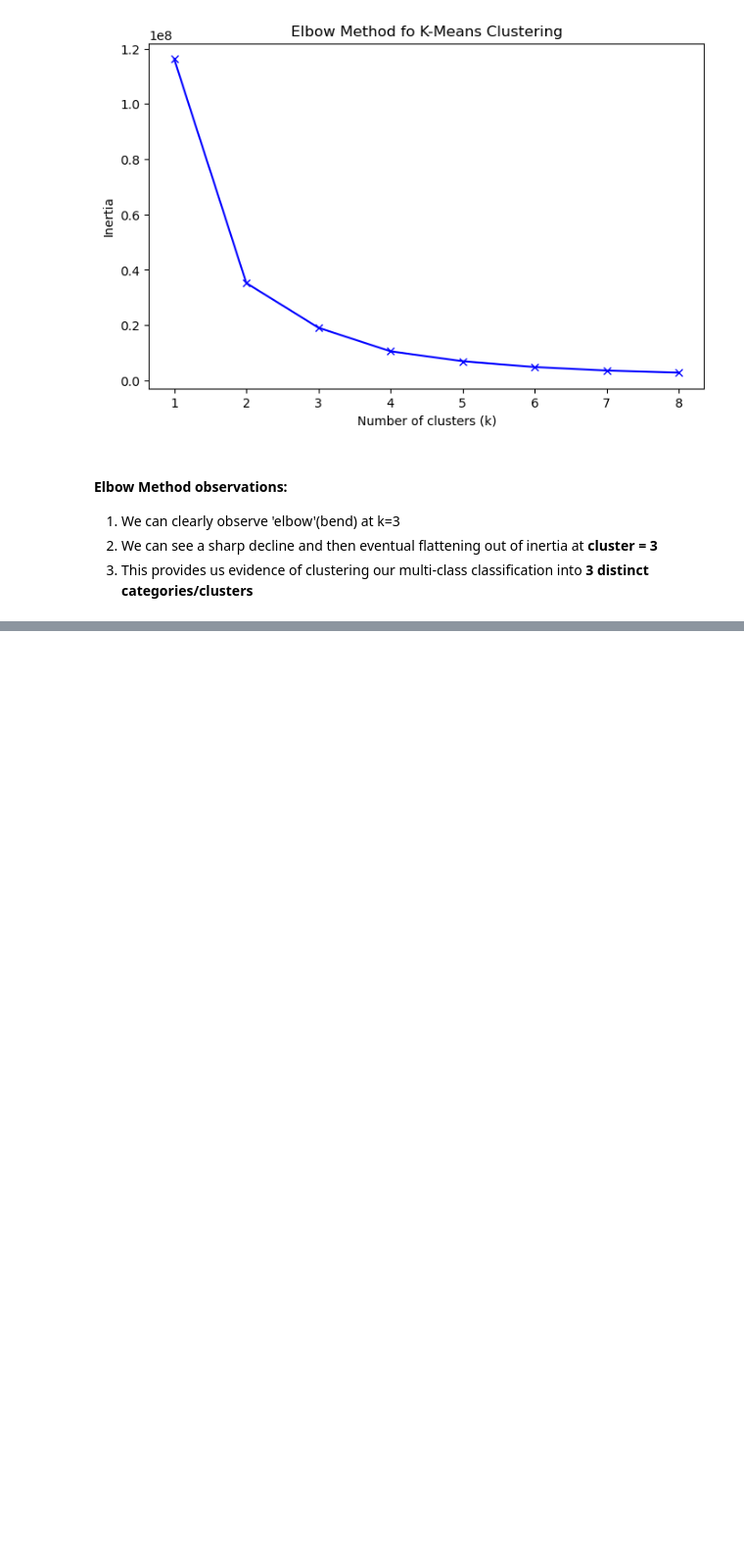
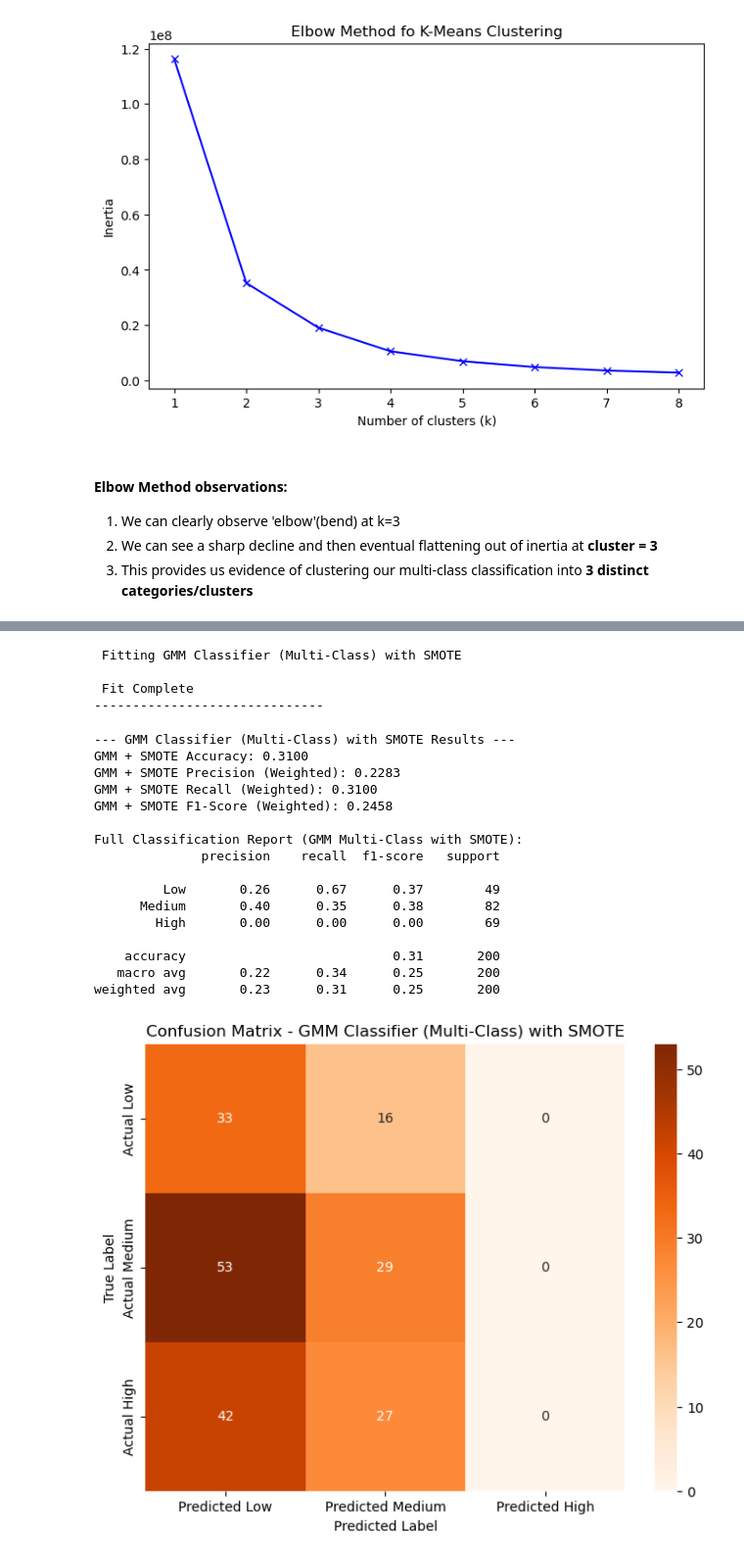
Before and after one commit to Ahmadbader17/COMP1801_ML_Coursework, a Jupyter notebook: notebooks/classification.ipynb, the cells around one changed output, grey strips where cells are left out. Shown: that part at 98% size. Cells and saved outputs as stored; diff of their text form; code cells hidden in the pictures; blank space fills up the shorter version.

```diff
--- a/notebooks/classification.ipynb
+++ b/notebooks/classification.ipynb
@@ -290,0 +391,70 @@ plt.show()
+# %%
+gmm_classifier_multi = GaussianMixture(n_components=2, random_state=RANDOM_STATE)
+
+smote_multi = SMOTE(random_state=RANDOM_STATE)
+
+gmm_smote_pipeline_multi = ImbPipeline(steps=[
+    ('preprocessor', preprocessor),
+    ('smote', smote_multi),
+    ('classifier', gmm_classifier_multi)
+])
+
+print("\n Fitting GMM Classifier (Multi-Class) with SMOTE")
+gmm_smote_pipeline_multi.fit(X_train_multi, y_train_multi)
+print("\n Fit Complete")
+print("-"*30)
+
+y_pred_gmm_multi = gmm_smote_pipeline_multi.predict(X_test_multi)
+# %% [output]
+ Fitting GMM Classifier (Multi-Class) with SMOTE
+
+ Fit Complete
+------------------------------
+# %%
+# --- 1. Evaluate the results ---
+print("\n--- GMM Classifier (Multi-Class) with SMOTE Results ---")
+
+# For multi-class, we should use 'weighted' or 'macro' averaging
+# for precision, recall, and F1.
+accuracy_gmm_multi = accuracy_score(y_test_multi, y_pred_gmm_multi)
+precision_gmm_multi = precision_score(y_test_multi, y_pred_gmm_multi, average='weighted')
+recall_gmm_multi = recall_score(y_test_multi, y_pred_gmm_multi, average='weighted')
+f1_gmm_multi = f1_score(y_test_multi, y_pred_gmm_multi, average='weighted')
+
+print(f"GMM + SMOTE Accuracy: {accuracy_gmm_multi:.4f}")
+print(f"GMM + SMOTE Precision (Weighted): {precision_gmm_multi:.4f}")
+print(f"GMM + SMOTE Recall (Weighted): {recall_gmm_multi:.4f}")
+print(f"GMM + SMOTE F1-Score (Weighted): {f1_gmm_multi:.4f}")
+
+print("\nFull Classification Report (GMM Multi-Class with SMOTE):")
+# This report is now your most important metric
+print(classification_report(y_test_multi, y_pred_gmm_multi, target_names=['Low', 'Medium', 'High']))
+
+# --- 2. Plot the new 3x3 confusion matrix ---
+cm_gmm_multi = confusion_matrix(y_test_multi, y_pred_gmm_multi)
+plt.figure(figsize=(8, 6))
+sns.heatmap(cm_gmm_multi, annot=True, fmt='d', cmap='Oranges',
+            xticklabels=['Predicted Low', 'Predicted Medium', 'Predicted High'],
+            yticklabels=['Actual Low', 'Actual Medium', 'Actual High'])
+plt.xlabel('Predicted Label')
+plt.ylabel('True Label')
+plt.title('Confusion Matrix - GMM Classifier (Multi-Class) with SMOTE')
+plt.show()
+# %% [output]
+--- GMM Classifier (Multi-Class) with SMOTE Results ---
+GMM + SMOTE Accuracy: 0.3100
+GMM + SMOTE Precision (Weighted): 0.2283
+GMM + SMOTE Recall (Weighted): 0.3100
+GMM + SMOTE F1-Score (Weighted): 0.2458
+
+Full Classification Report (GMM Multi-Class with SMOTE):
+              precision    recall  f1-score   support
+
+         Low       0.26      0.67      0.37        49
+      Medium       0.40      0.35      0.38        82
+        High       0.00      0.00      0.00        69
+
+    accuracy                           0.31       200
+   macro avg       0.22      0.34      0.25       200
+weighted avg       0.23      0.31      0.25       200
+[figure, added]
```
Also changed, not shown: parts of 15 cells of this notebook, 2 other files.
